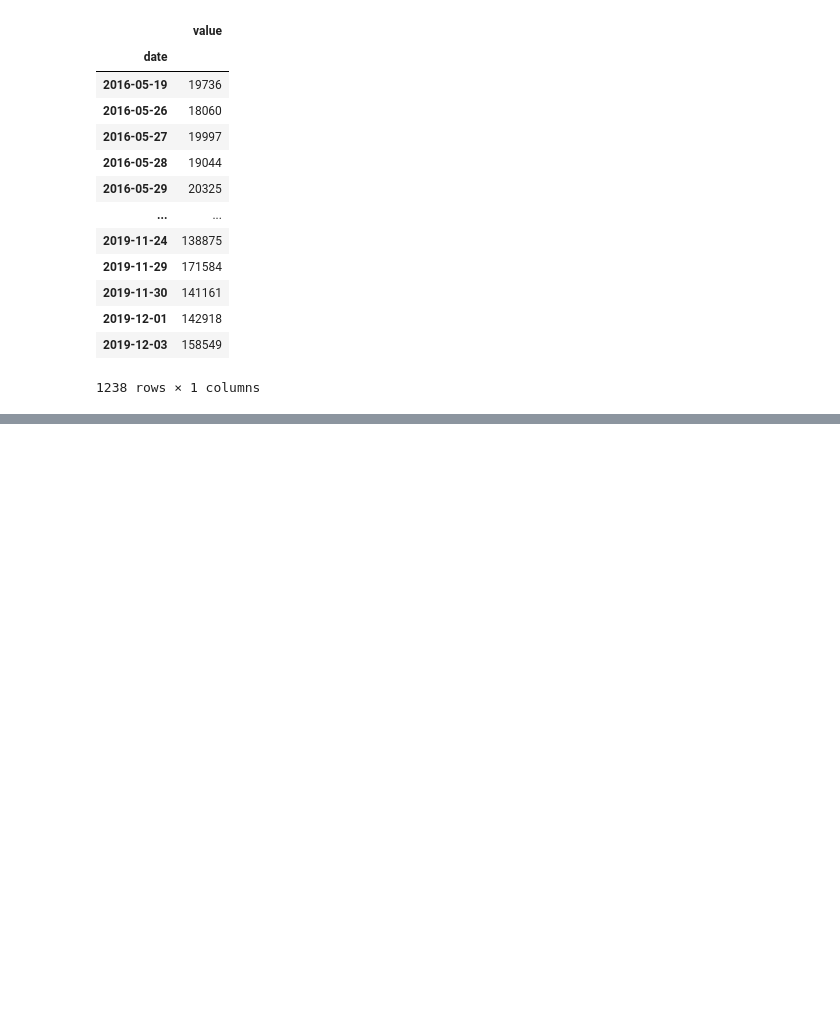
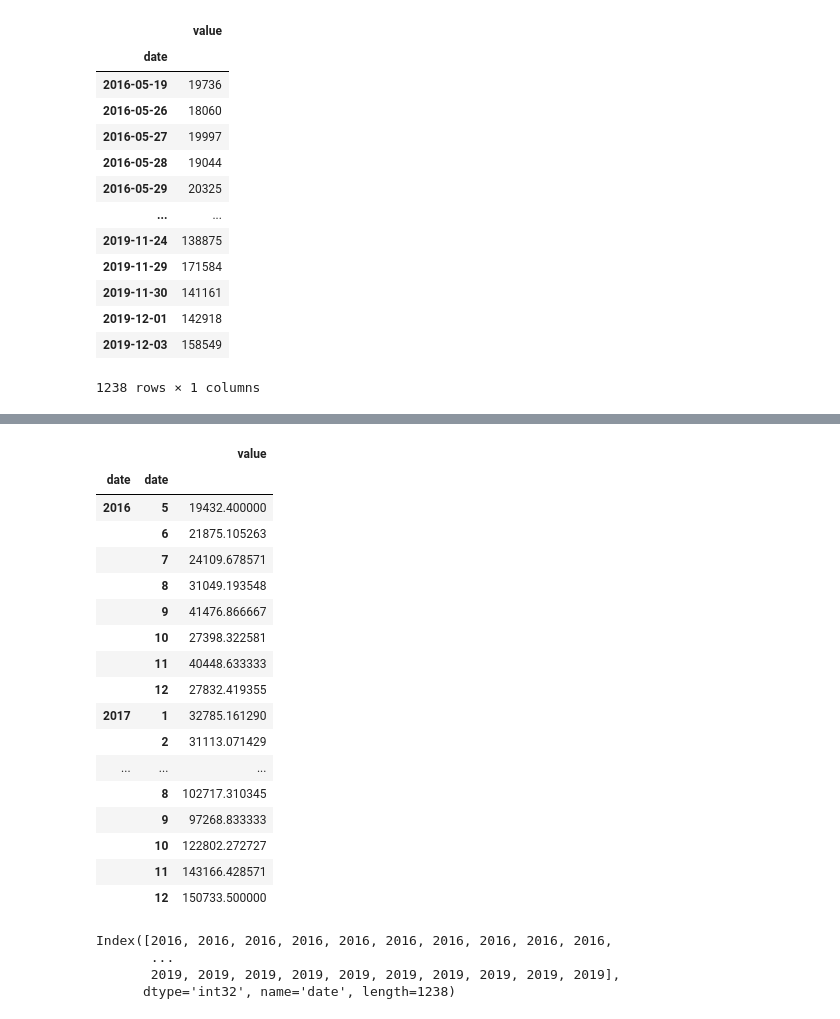
Before and after one commit to Kyo-Fox22/boilerplate-page-view-time-series-visualizer, a Jupyter notebook: test.ipynb, the cells around one changed output, grey strips where cells are left out. Drawn from its saved outputs; the diff is of its cells as text; code cells hidden in the pictures; blank space fills up the shorter version.

```diff
--- a/test.ipynb
+++ b/test.ipynb
@@ -57,0 +71,28 @@ df[
+# %%
+df.groupby([df.index.year,df.index.month]).agg({'value':'mean'})
+# %% [output]
+|  |  | value |
+| date | date |  |
+| 2016 | 5 | 19432.400000 |
+|  | 6 | 21875.105263 |
+|  | 7 | 24109.678571 |
+|  | 8 | 31049.193548 |
+|  | 9 | 41476.866667 |
+|  | 10 | 27398.322581 |
+|  | 11 | 40448.633333 |
+|  | 12 | 27832.419355 |
+| 2017 | 1 | 32785.161290 |
+|  | 2 | 31113.071429 |
+| ... | ... | ... |
+|  | 8 | 102717.310345 |
+|  | 9 | 97268.833333 |
+|  | 10 | 122802.272727 |
+|  | 11 | 143166.428571 |
+|  | 12 | 150733.500000 |
+# %%
+df.index.year
+# %% [output]
+Index([2016, 2016, 2016, 2016, 2016, 2016, 2016, 2016, 2016, 2016,
+       ...
+       2019, 2019, 2019, 2019, 2019, 2019, 2019, 2019, 2019, 2019],
+      dtype='int32', name='date', length=1238)
```
Also changed, not shown: parts of 3 cells of this notebook.
